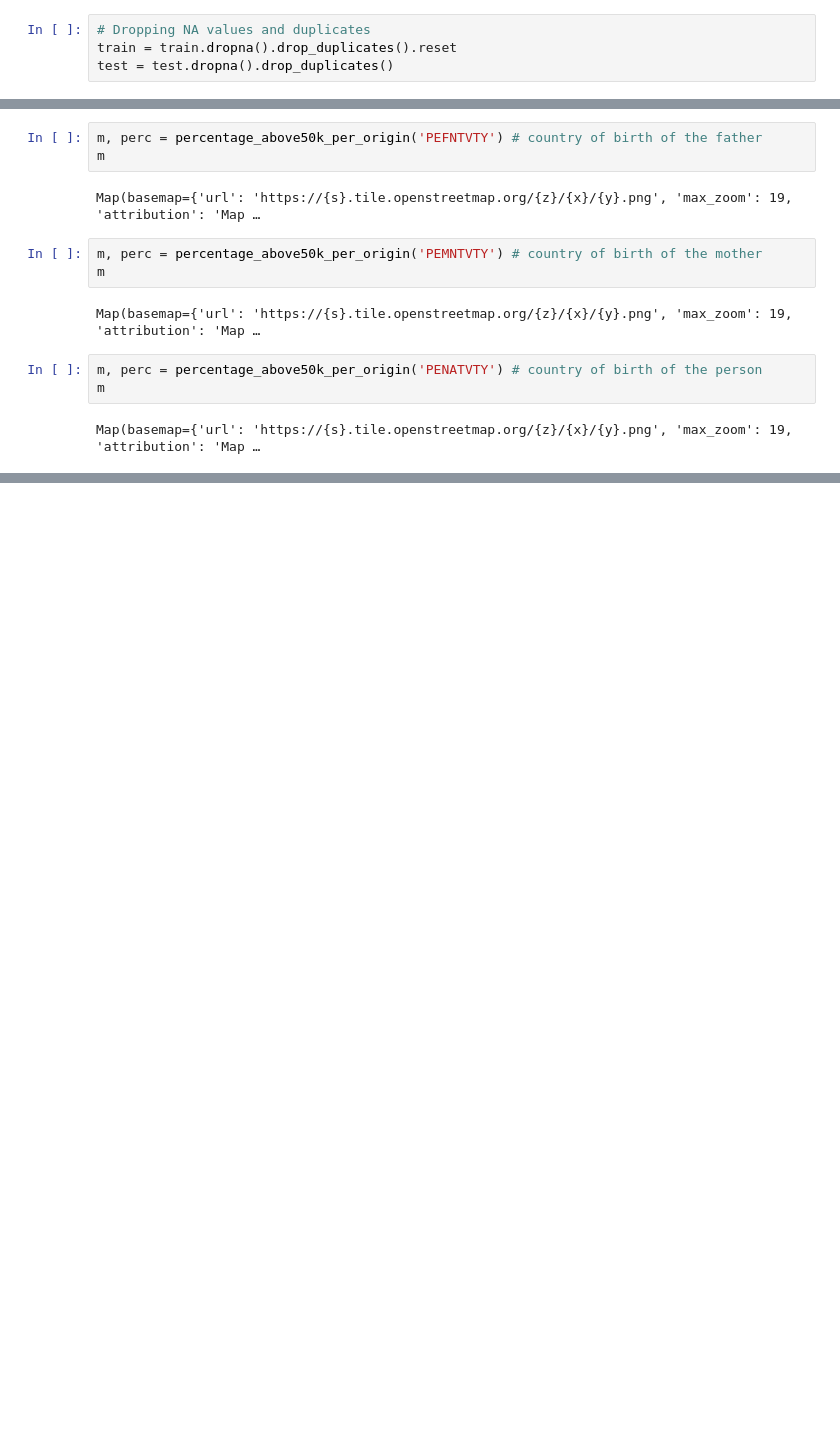
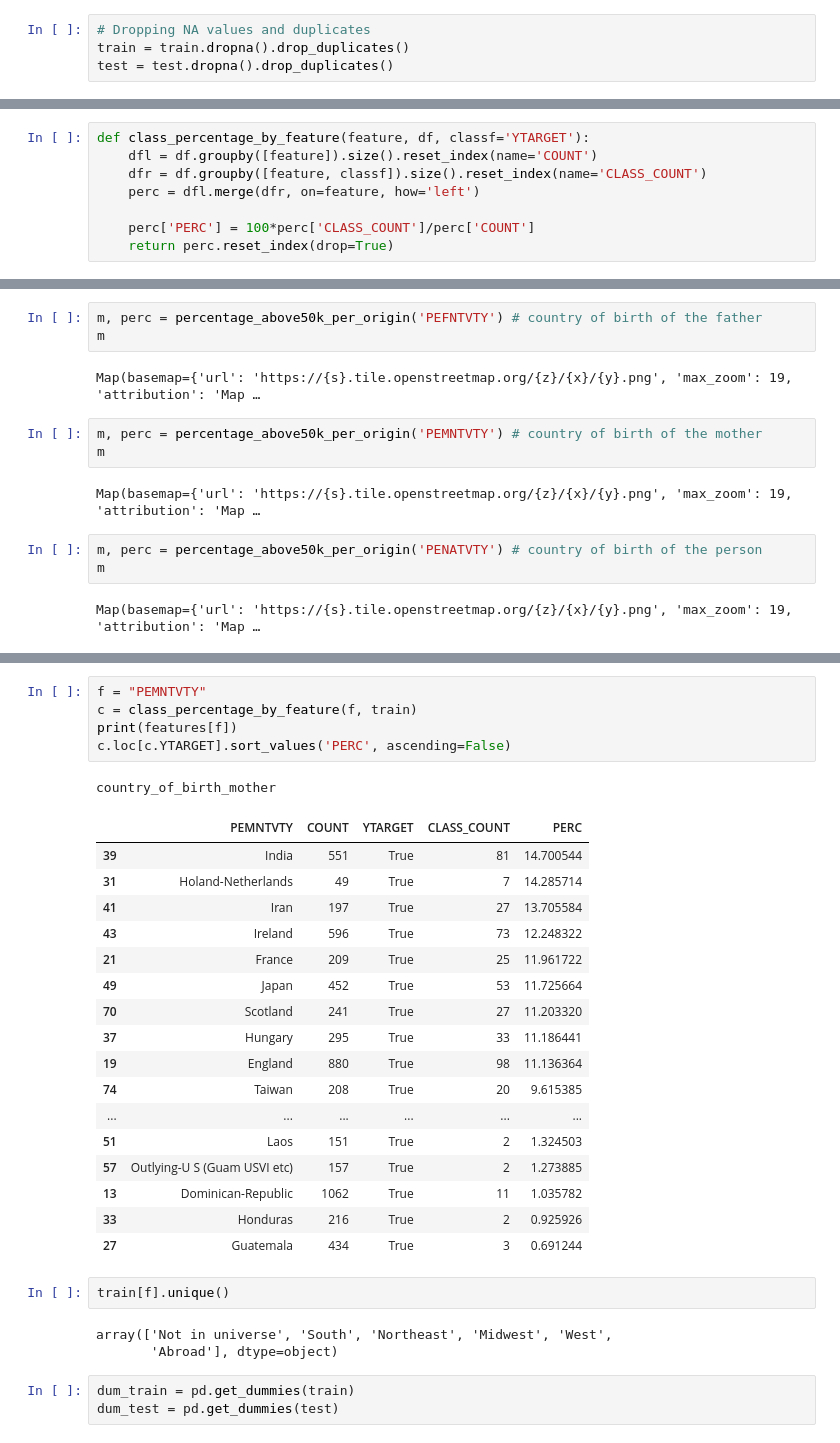
Before and after one commit to alexandreguerin/us-census, a Jupyter notebook: us-census.ipynb, the cells around one changed output, grey strips where cells are left out. Saved outputs shown, nothing was run; the diff lists cells and outputs as text; blank space fills up the shorter version.

```diff
--- a/us-census.ipynb
+++ b/us-census.ipynb
@@ -137,7 +139,7 @@ for c in train.columns:
         test[c] = test[c].map(lambda x: np.nan if (x in missing_values) else x)
 # %%
 # Dropping NA values and duplicates
-train = train.dropna().drop_duplicates().reset
+train = train.dropna().drop_duplicates()
 test = test.dropna().drop_duplicates()
 # %%
 print(train.shape)
@@ -212,6 +214,14 @@ def geojson_country(name, g=geojson_base):
     for c in g['features']:
         if c['properties']['ADMIN']==name:
             return c
+# %%
+def class_percentage_by_feature(feature, df, classf='YTARGET'):
+    dfl = df.groupby([feature]).size().reset_index(name='COUNT')
+    dfr = df.groupby([feature, classf]).size().reset_index(name='CLASS_COUNT')
+    perc = dfl.merge(dfr, on=feature, how='left')
+
+    perc['PERC'] = 100*perc['CLASS_COUNT']/perc['COUNT']
+    return perc.reset_index(drop=True)
 # %%
 import difflib
 from ipyleaflet import Map, basemaps, basemap_to_tiles, GeoJSON, Polyline, CircleMarker
@@ -284,0 +334,32 @@ Map(basemap={'url': 'https://{s}.tile.openstreetmap.org/{z}/{x}/{y}.png', 'max_z
+# %%
+f = "PEMNTVTY"
+c = class_percentage_by_feature(f, train)
+print(features[f])
+c.loc[c.YTARGET].sort_values('PERC', ascending=False)
+# %% [output]
+country_of_birth_mother
+|  | PEMNTVTY | COUNT | YTARGET | CLASS_COUNT | PERC |
+| 39 | India | 551 | True | 81 | 14.700544 |
+| 31 | Holand-Netherlands | 49 | True | 7 | 14.285714 |
+| 41 | Iran | 197 | True | 27 | 13.705584 |
+| 43 | Ireland | 596 | True | 73 | 12.248322 |
+| 21 | France | 209 | True | 25 | 11.961722 |
+| 49 | Japan | 452 | True | 53 | 11.725664 |
+| 70 | Scotland | 241 | True | 27 | 11.203320 |
+| 37 | Hungary | 295 | True | 33 | 11.186441 |
+| 19 | England | 880 | True | 98 | 11.136364 |
+| 74 | Taiwan | 208 | True | 20 | 9.615385 |
+| ... | ... | ... | ... | ... | ... |
+| 51 | Laos | 151 | True | 2 | 1.324503 |
+| 57 | Outlying-U S (Guam USVI etc) | 157 | True | 2 | 1.273885 |
+| 13 | Dominican-Republic | 1062 | True | 11 | 1.035782 |
+| 33 | Honduras | 216 | True | 2 | 0.925926 |
+| 27 | Guatemala | 434 | True | 3 | 0.691244 |
+# %%
+train[f].unique()
+# %% [output]
+array(['Not in universe', 'South', 'Northeast', 'Midwest', 'West',
+       'Abroad'], dtype=object)
+# %%
+dum_train = pd.get_dummies(train)
+dum_test = pd.get_dummies(test)
```
Also changed, not shown: parts of 15 cells of this notebook.
